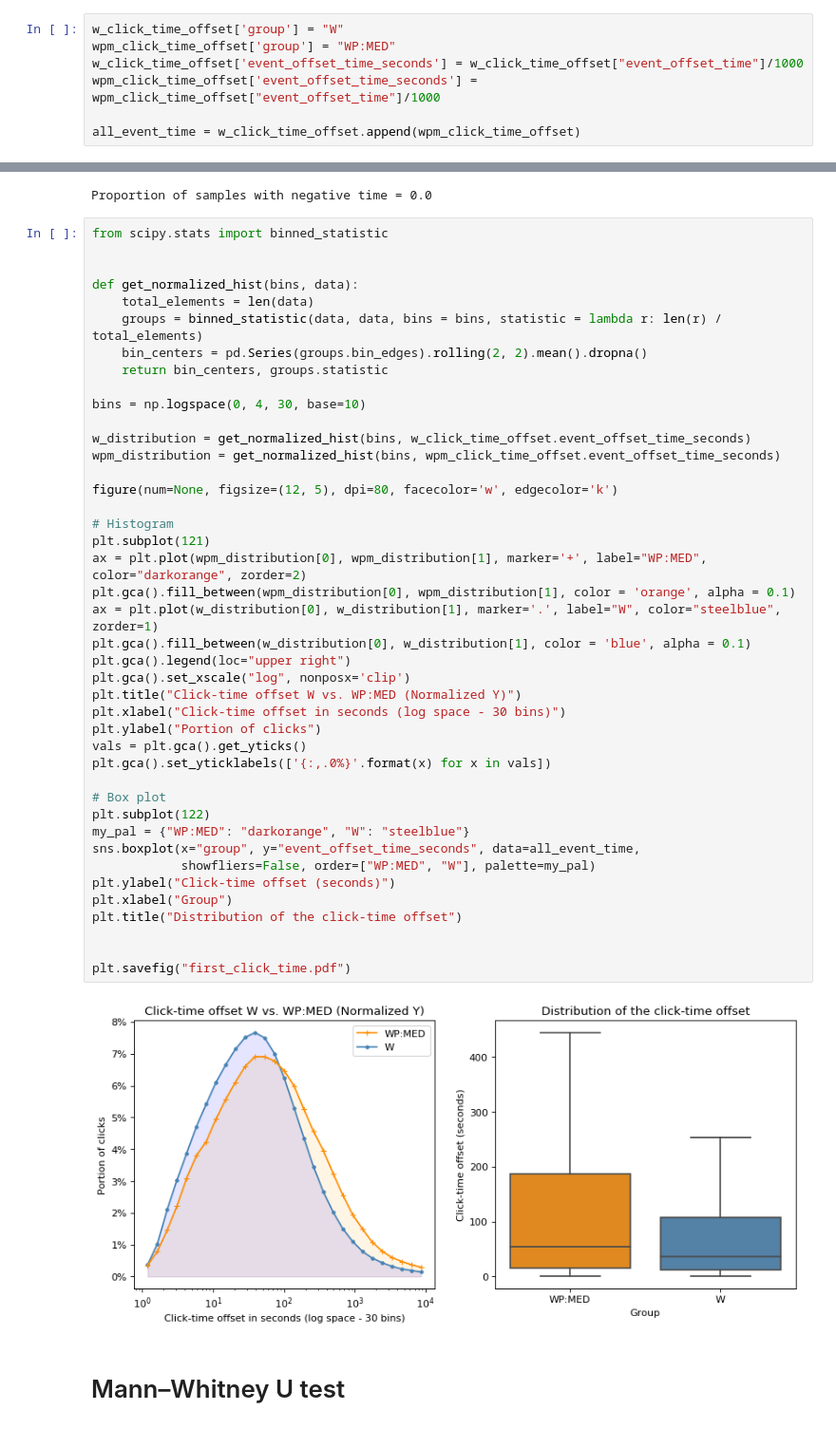
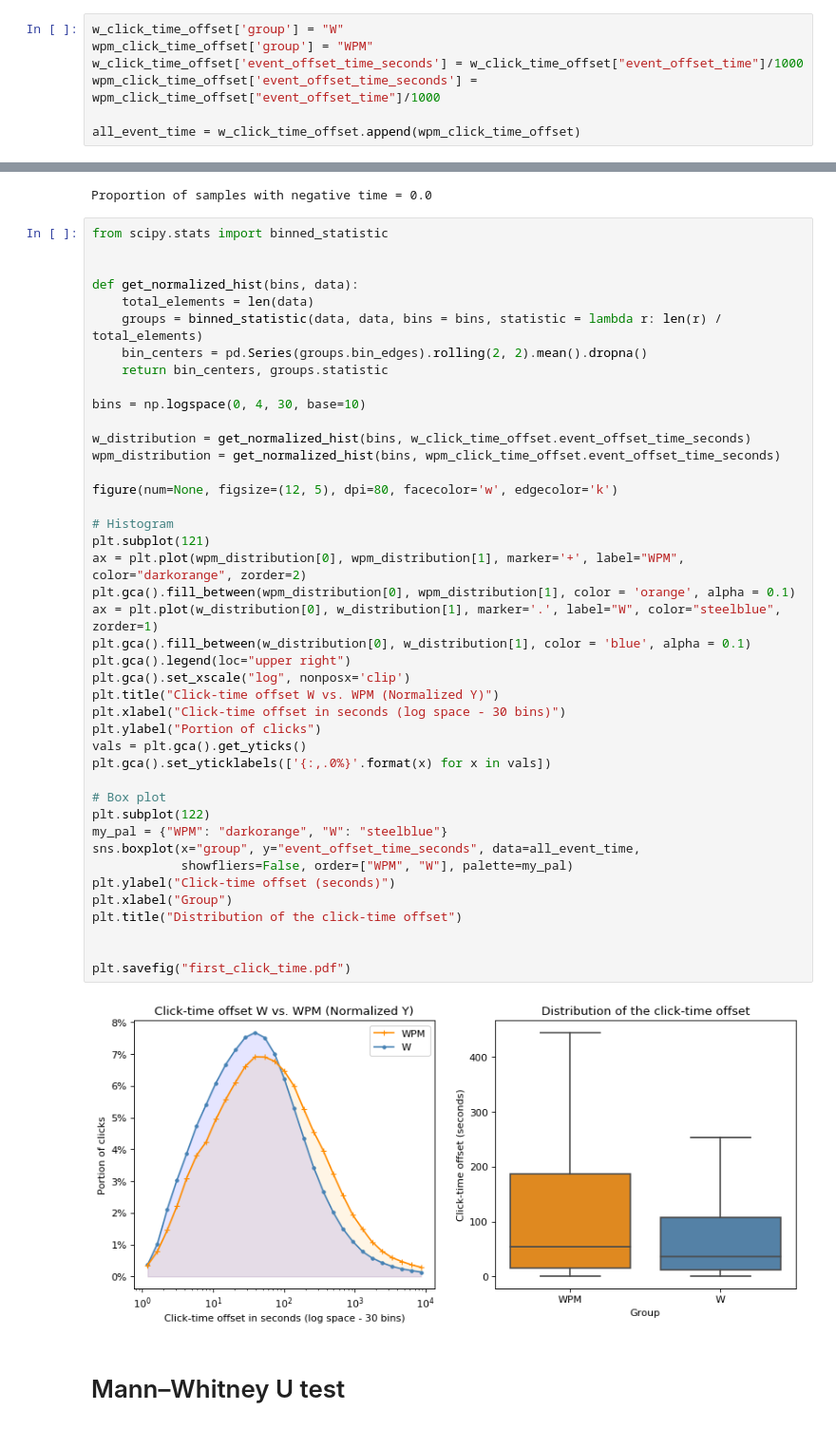
Before and after one commit to elifesciences-publications/wiki-citation-usage, a Jupyter notebook: notebooks/events--time-to-event.ipynb, the cells around one changed output, grey strips where cells are left out. Shown at 95% size. Drawn from its saved outputs; the diff is of its cells as text.

Commit message:
label chnage "WP:MED" -> "WPM" to match manuscript

```diff
--- a/notebooks/events--time-to-event.ipynb
+++ b/notebooks/events--time-to-event.ipynb
@@ -155,7 +155,7 @@ w_click_time_offset = w_click_time_offset[w_click_time_offset.event_offset_time
 wpm_click_time_offset = wpm_click_time_offset[wpm_click_time_offset.event_offset_time > 0]
 # %%
 w_click_time_offset['group'] = "W"
-wpm_click_time_offset['group'] = "WP:MED"
+wpm_click_time_offset['group'] = "WPM"
 w_click_time_offset['event_offset_time_seconds'] = w_click_time_offset["event_offset_time"]/1000
 wpm_click_time_offset['event_offset_time_seconds'] = wpm_click_time_offset["event_offset_time"]/1000
 
@@ -178,38 +178,38 @@ def get_normalized_hist(bins, data):
 
 bins = np.logspace(0, 4, 30, base=10)
 
 w_distribution = get_normalized_hist(bins, w_click_time_offset.event_offset_time_seconds)
 wpm_distribution = get_normalized_hist(bins, wpm_click_time_offset.event_offset_time_seconds)
 
 figure(num=None, figsize=(12, 5), dpi=80, facecolor='w', edgecolor='k')
 
 # Histogram
 plt.subplot(121)
-ax = plt.plot(wpm_distribution[0], wpm_distribution[1], marker='+', label="WP:MED", color="darkorange", zorder=2)
+ax = plt.plot(wpm_distribution[0], wpm_distribution[1], marker='+', label="WPM", color="darkorange", zorder=2)
 plt.gca().fill_between(wpm_distribution[0], wpm_distribution[1], color = 'orange', alpha = 0.1)
 ax = plt.plot(w_distribution[0], w_distribution[1], marker='.', label="W", color="steelblue", zorder=1)
 plt.gca().fill_between(w_distribution[0], w_distribution[1], color = 'blue', alpha = 0.1)
 plt.gca().legend(loc="upper right")
 plt.gca().set_xscale("log", nonposx='clip')
-plt.title("Click-time offset W vs. WP:MED (Normalized Y)")
+plt.title("Click-time offset W vs. WPM (Normalized Y)")
 plt.xlabel("Click-time offset in seconds (log space - 30 bins)")
 plt.ylabel("Portion of clicks")
 vals = plt.gca().get_yticks()
 plt.gca().set_yticklabels(['{:,.0%}'.format(x) for x in vals])
 
 # Box plot
 plt.subplot(122)
-my_pal = {"WP:MED": "darkorange", "W": "steelblue"}
+my_pal = {"WPM": "darkorange", "W": "steelblue"}
 sns.boxplot(x="group", y="event_offset_time_seconds", data=all_event_time,
-            showfliers=False, order=["WP:MED", "W"], palette=my_pal)
+            showfliers=False, order=["WPM", "W"], palette=my_pal)
 plt.ylabel("Click-time offset (seconds)")
 plt.xlabel("Group")
 plt.title("Distribution of the click-time offset")
 
 
 plt.savefig("first_click_time.pdf")
 # %% [output]
-[figure, old version]
+[figure, new version]
 # %% [markdown]
 # Mann–Whitney U test
 # %%
```
Also changed, not shown: parts of 4 cells of this notebook, 3 other files.
